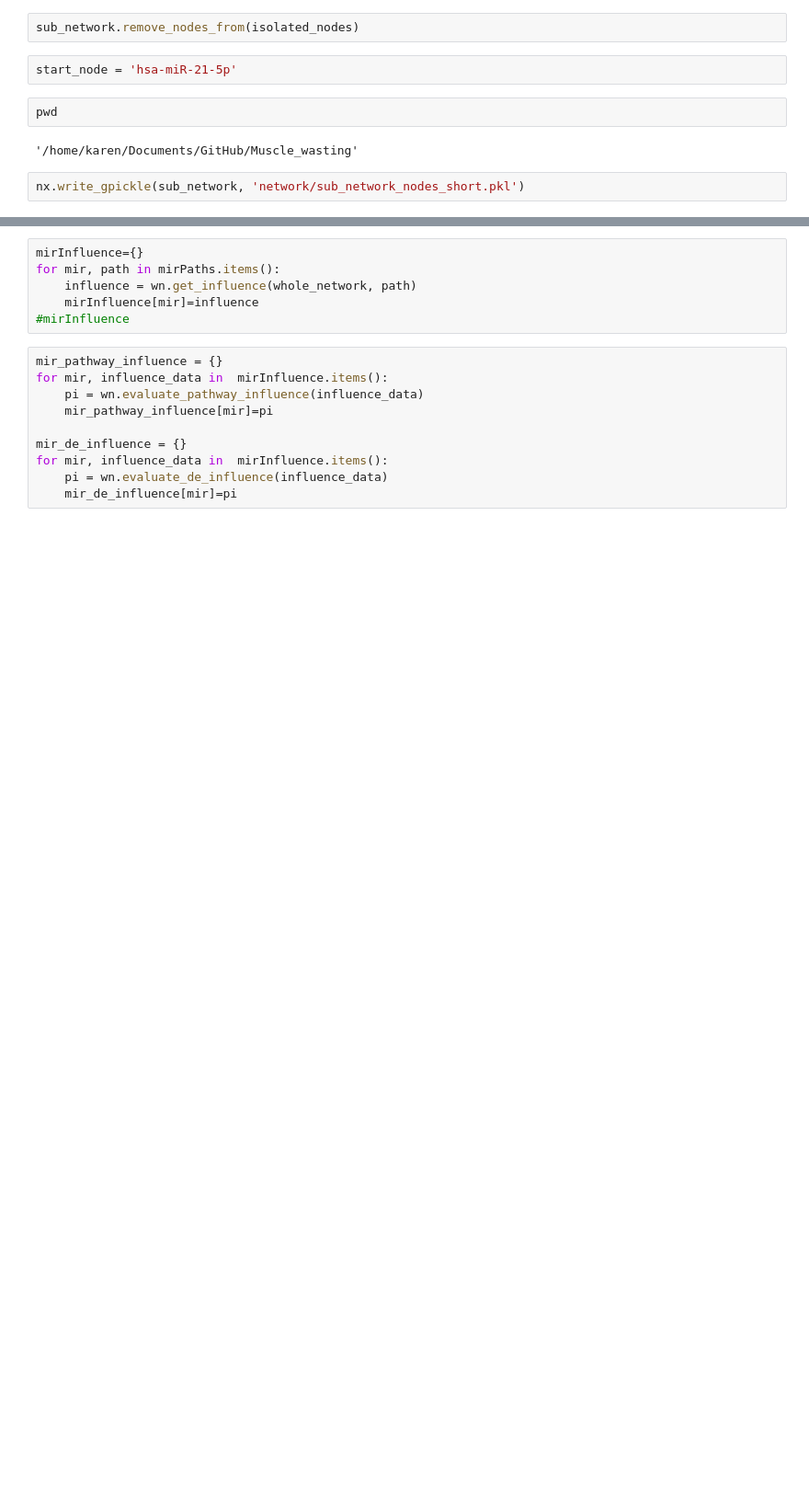
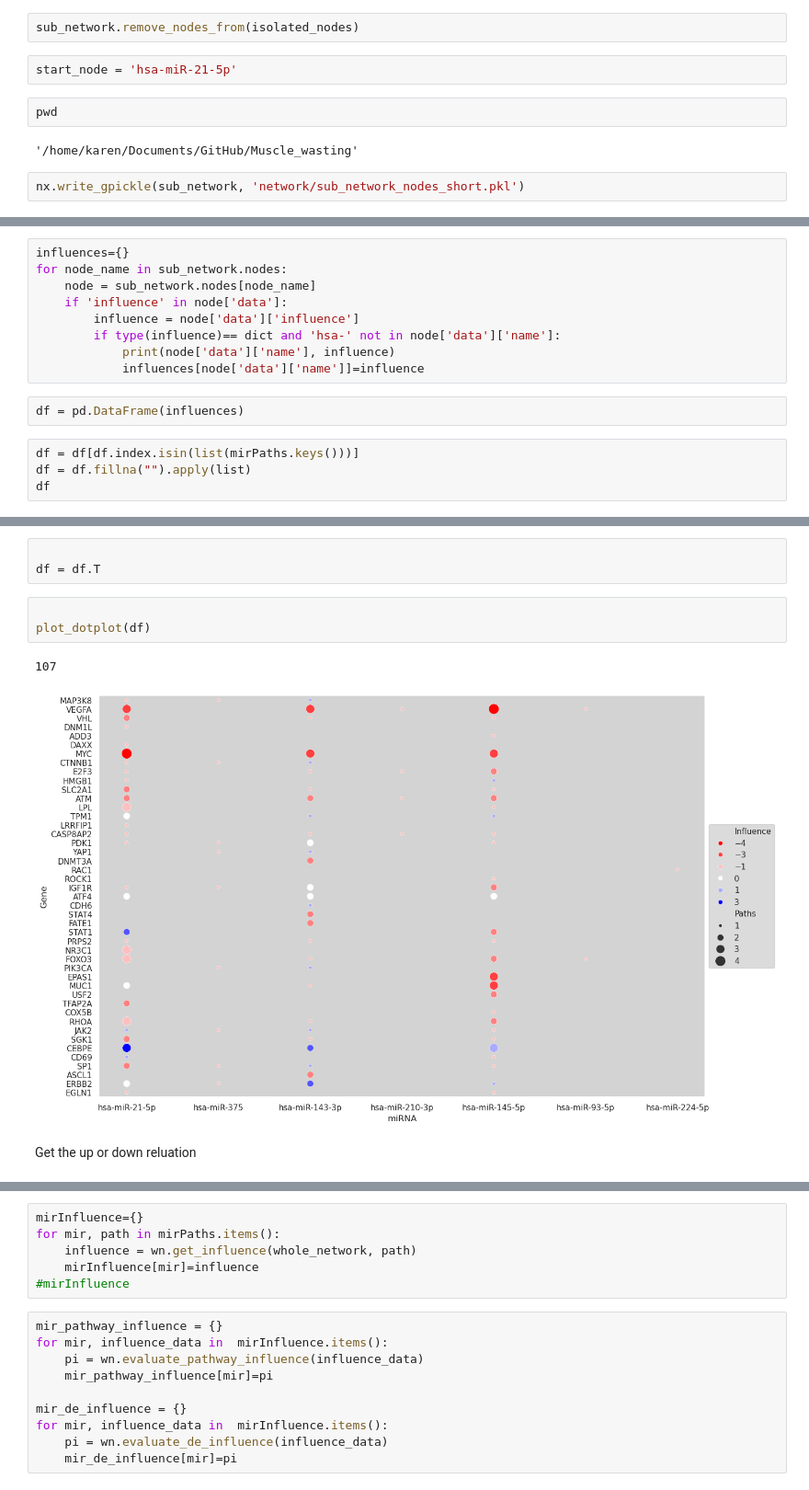
Before and after one commit to Kathyren/Muscle_wasting, a Jupyter notebook: network/mirnas_influence_03_90.ipynb, the cells around one changed output, grey strips where cells are left out. Shown at 92% size. Saved outputs shown, nothing was run; the diff lists cells and outputs as text; blank space fills up the shorter version.

```diff
--- a/network/mirnas_influence_03_90.ipynb
+++ b/network/mirnas_influence_03_90.ipynb
@@ -118,0 +166,15 @@ False
+# %%
+influences={}
+for node_name in sub_network.nodes:
+    node = sub_network.nodes[node_name]
+    if 'influence' in node['data']:
+        influence = node['data']['influence']
+        if type(influence)== dict and 'hsa-' not in node['data']['name']:
+            print(node['data']['name'], influence)
+            influences[node['data']['name']]=influence
+# %%
+df = pd.DataFrame(influences)
+# %%
+df = df[df.index.isin(list(mirPaths.keys()))]
+df = df.fillna("").apply(list)
+df
@@ -118,0 +191,11 @@ False
+# %%
+
+df = df.T
+# %%
+
+plot_dotplot(df)
+# %% [output]
+107
+[figure, added]
+# %% [markdown]
+Get the up or down reluation
```
Also changed, not shown: parts of 42 cells of this notebook, 7 other files.
